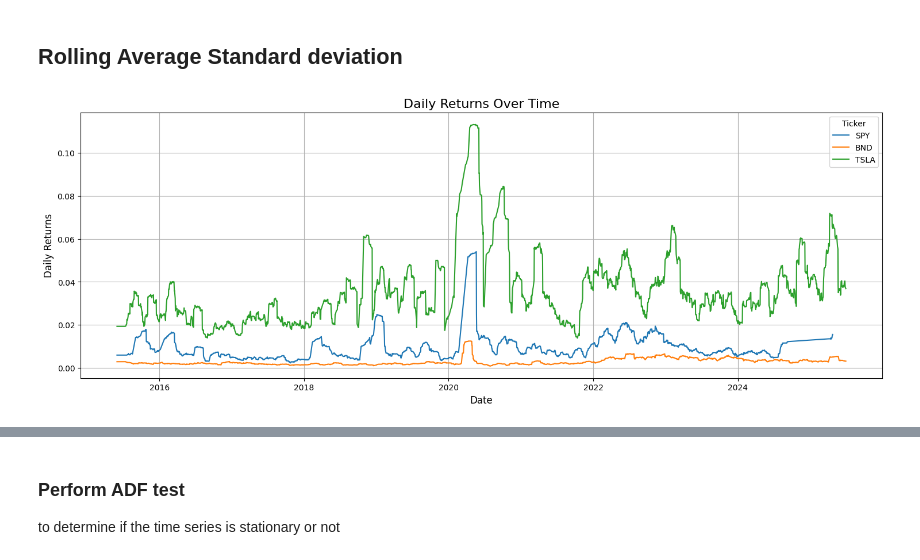
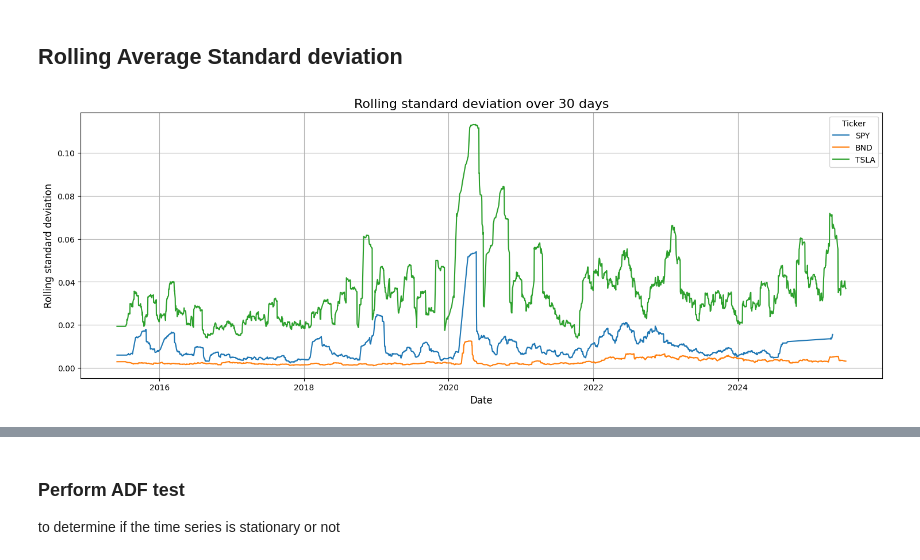
Before and after one commit to mikek1337/Time-Series-Forecasting-for-Portfolio-Management-Optimization-week10, a Jupyter notebook: notebooks/eda.ipynb, the cells around one changed output, grey strips where cells are left out. Saved outputs shown, nothing was run; the diff lists cells and outputs as text; code cells hidden in the pictures.

```diff
--- a/notebooks/eda.ipynb
+++ b/notebooks/eda.ipynb
@@ -309,19 +312,19 @@ plt.show()
 # %%
 plt.figure(figsize=(18, 6))  # Set the figure size for better readability
 sns.lineplot(combined_df,x=combined_df.index, y='rolling_std', hue="Ticker")    # Plot the DataFrame; each column is a line
 
     # Add title and labels
-plt.title('Daily Returns Over Time', fontsize=16)
+plt.title('Rolling standard deviation over 30 days', fontsize=16)
 plt.xlabel('Date', fontsize=12)
-plt.ylabel('Daily Returns', fontsize=12)
+plt.ylabel('Rolling standard deviation', fontsize=12)
 # Customize the legend and grid
 plt.legend(title='Ticker')
 plt.grid(True)
     # Adjusts plot to ensure everything fits without overlapping
 
 plt.show()
 # %% [output]
-[figure, old version]
+[figure, new version]
 # %%
 
 for ticker in tickers:
```
Also changed, not shown: parts of 7 cells of this notebook, 9 other files.
